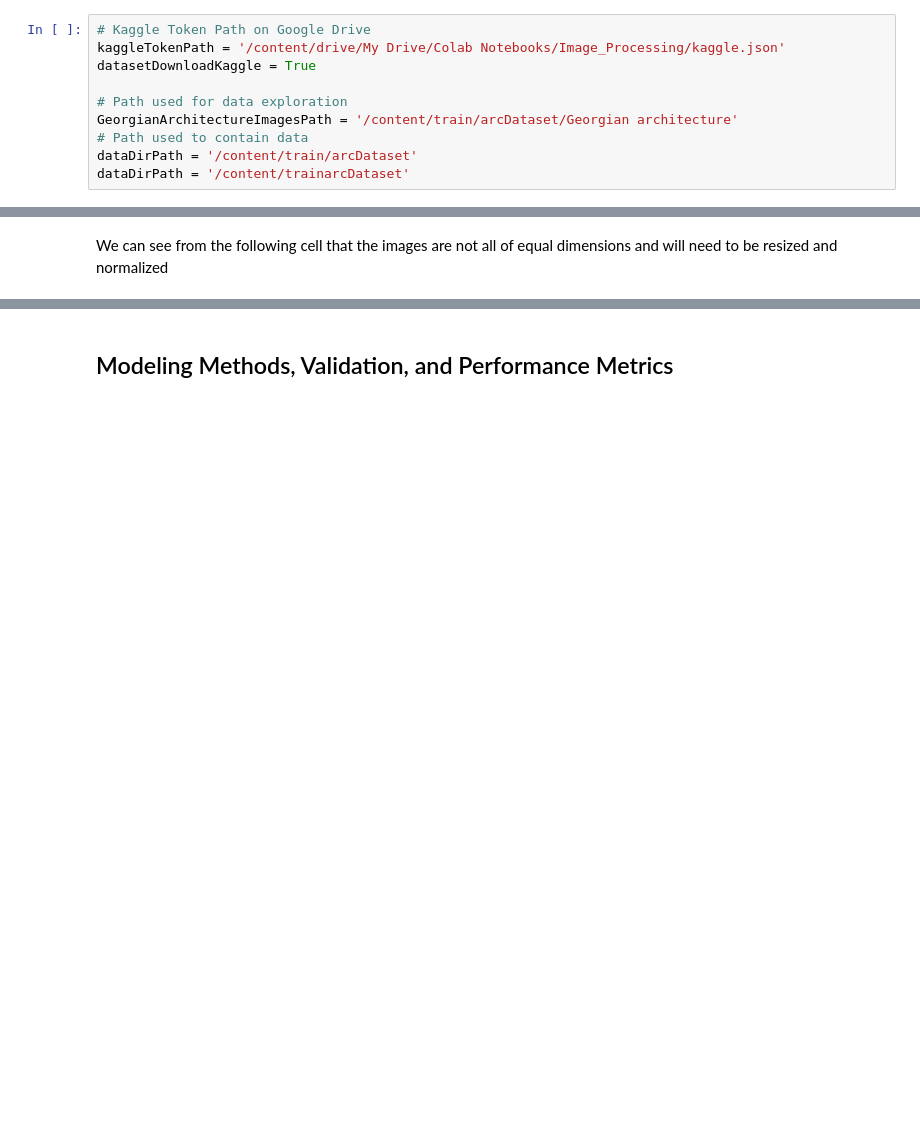
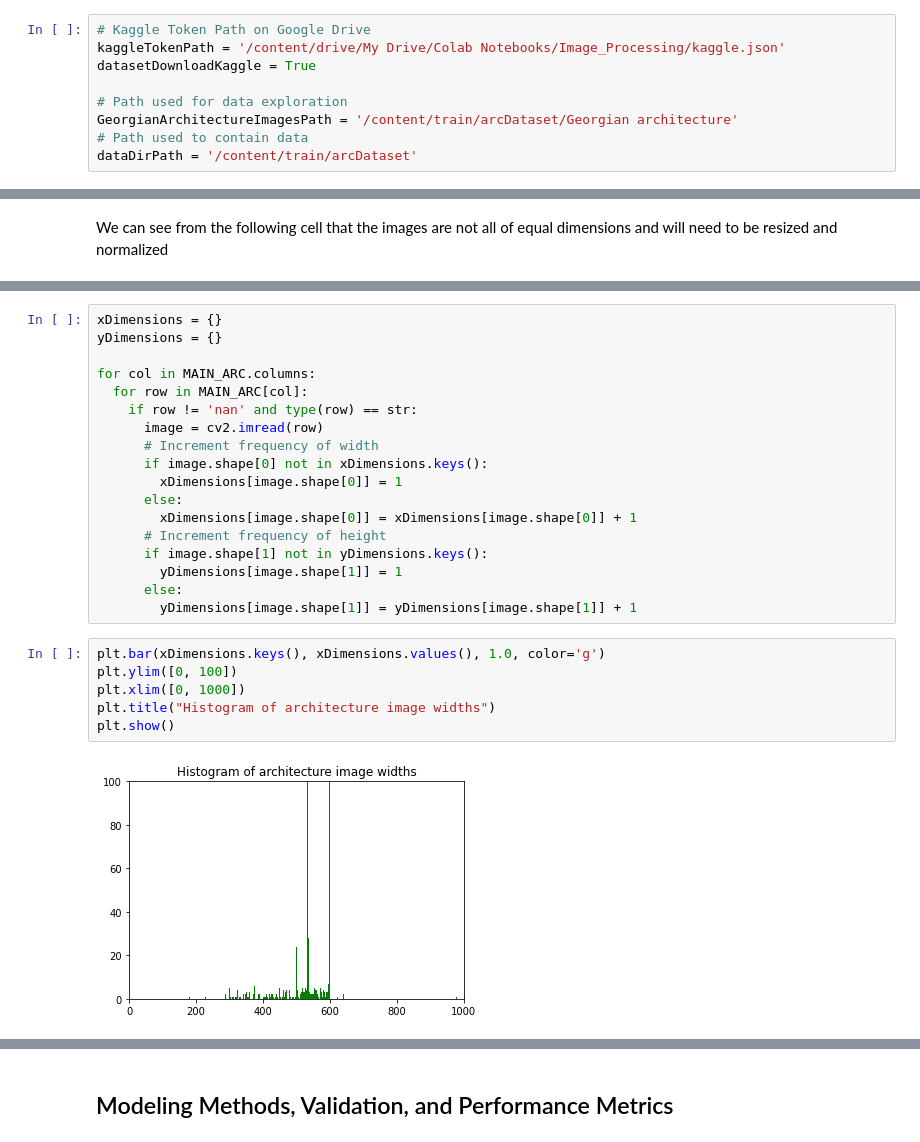
Before and after one commit to ianfeekes-sandiego/Computer_Vision_Group_Project, a Jupyter notebook: CatsOnThat.ipynb, the cells around one changed output, grey strips where cells are left out. Cells and saved outputs as stored; diff of their text form; blank space fills up the shorter version.

Commit message:
Added some more image dimension analysis

```diff
--- a/CatsOnThat.ipynb
+++ b/CatsOnThat.ipynb
@@ -57,7 +57,6 @@ datasetDownloadKaggle = True
 GeorgianArchitectureImagesPath = '/content/train/arcDataset/Georgian architecture'
 # Path used to contain data
 dataDirPath = '/content/train/arcDataset'
-dataDirPath = '/content/trainarcDataset'
 # %% [markdown]
 ### Mounting Drive
 # %%
@@ -230,0 +276,26 @@ smallestImageShape
+# %%
+xDimensions = {}
+yDimensions = {}
+
+for col in MAIN_ARC.columns:
+  for row in MAIN_ARC[col]:
+    if row != 'nan' and type(row) == str:
+      image = cv2.imread(row)
+      # Increment frequency of width
+      if image.shape[0] not in xDimensions.keys():
+        xDimensions[image.shape[0]] = 1
+      else:
+        xDimensions[image.shape[0]] = xDimensions[image.shape[0]] + 1
+      # Increment frequency of height
+      if image.shape[1] not in yDimensions.keys():
+        yDimensions[image.shape[1]] = 1
+      else:
+        yDimensions[image.shape[1]] = yDimensions[image.shape[1]] + 1
+# %%
+plt.bar(xDimensions.keys(), xDimensions.values(), 1.0, color='g')
+plt.ylim([0, 100])
+plt.xlim([0, 1000])
+plt.title("Histogram of architecture image widths")
+plt.show()
+# %% [output]
+[figure, added]
```
Also changed, not shown: parts of 19 cells of this notebook.
